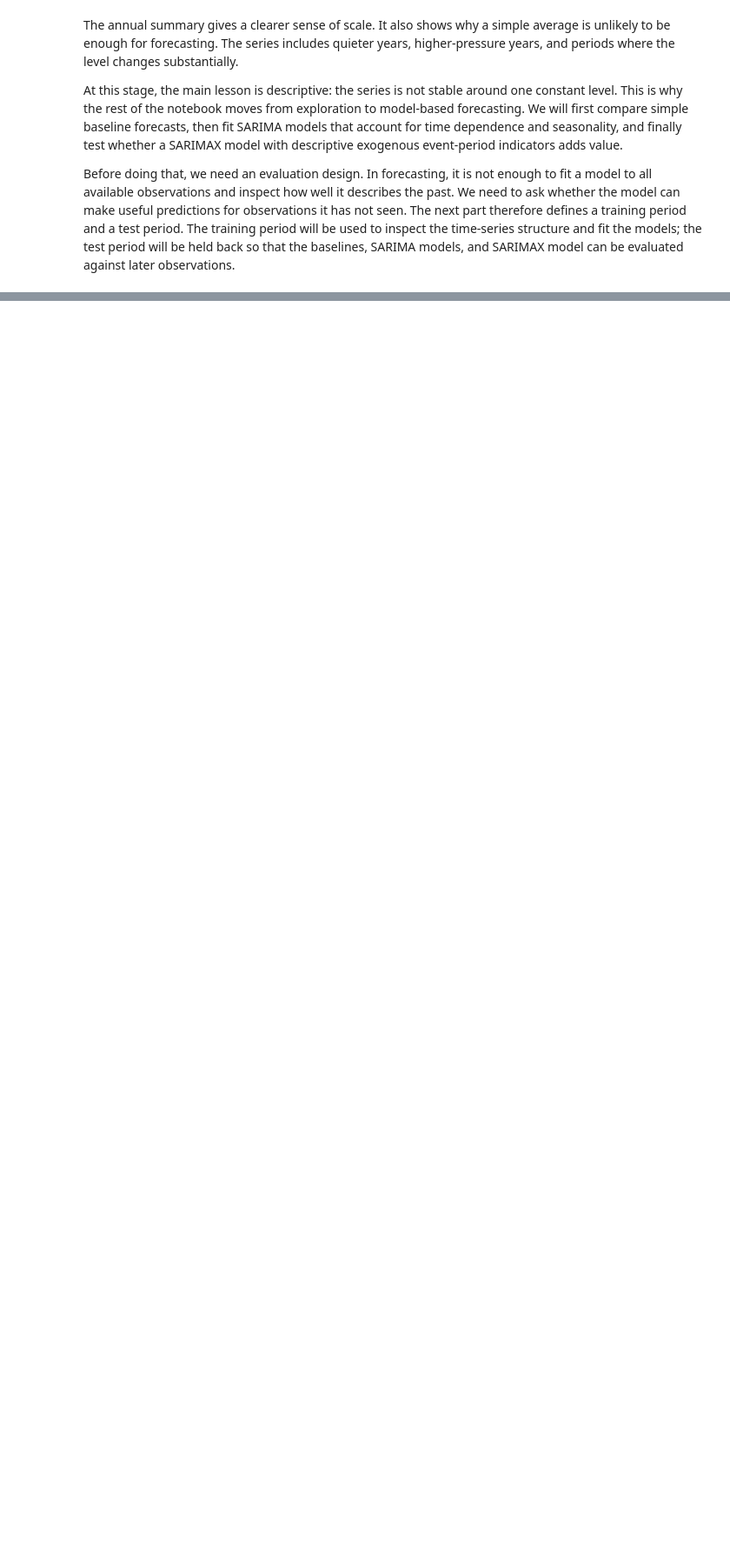
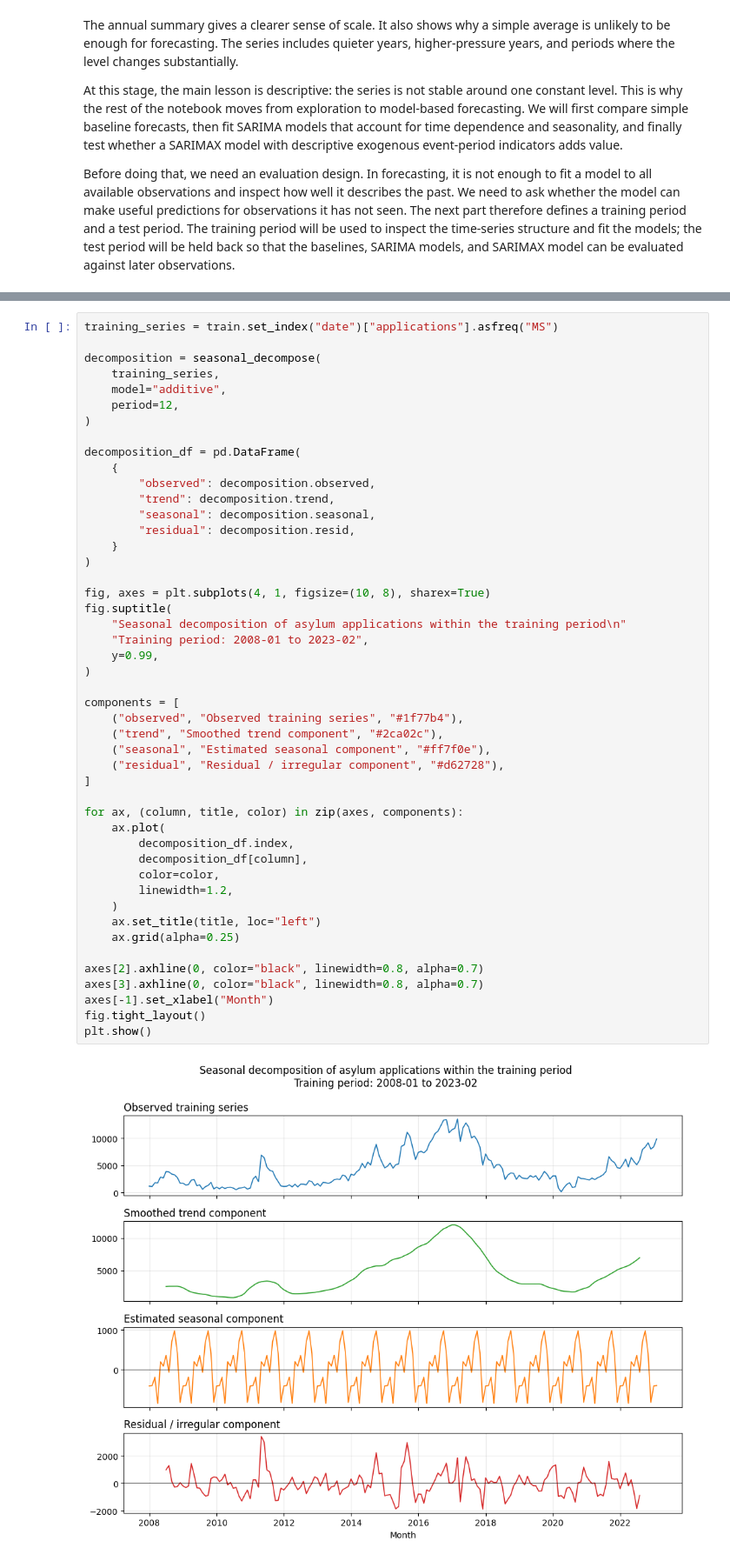
Before and after one commit to kcsongor011/humanitarian_decision_toolkit, a Jupyter notebook: notebooks/forecasting/arrival_dynamics_2_long_term_country_level_arrivals.ipynb, the cells around one changed output, grey strips where cells are left out. Shown at 87% size. Saved outputs shown, nothing was run; the diff lists cells and outputs as text; blank space fills up the shorter version.

```diff
--- a/notebooks/forecasting/arrival_dynamics_2_long_term_country_level_arrivals.ipynb
+++ b/notebooks/forecasting/arrival_dynamics_2_long_term_country_level_arrivals.ipynb
@@ -157,0 +316,49 @@ Before doing that, we need an evaluation design. In forecasting, it is not enoug
+# %%
+training_series = train.set_index("date")["applications"].asfreq("MS")
+
+decomposition = seasonal_decompose(
+    training_series,
+    model="additive",
+    period=12,
+)
+
+decomposition_df = pd.DataFrame(
+    {
+        "observed": decomposition.observed,
+        "trend": decomposition.trend,
+        "seasonal": decomposition.seasonal,
+        "residual": decomposition.resid,
+    }
+)
+
+fig, axes = plt.subplots(4, 1, figsize=(10, 8), sharex=True)
+fig.suptitle(
+    "Seasonal decomposition of asylum applications within the training period\n"
+    "Training period: 2008-01 to 2023-02",
+    y=0.99,
+)
+
+components = [
+    ("observed", "Observed training series", "#1f77b4"),
+    ("trend", "Smoothed trend component", "#2ca02c"),
+    ("seasonal", "Estimated seasonal component", "#ff7f0e"),
+    ("residual", "Residual / irregular component", "#d62728"),
+]
+
+for ax, (column, title, color) in zip(axes, components):
+    ax.plot(
+        decomposition_df.index,
+        decomposition_df[column],
+        color=color,
+        linewidth=1.2,
+    )
+    ax.set_title(title, loc="left")
+    ax.grid(alpha=0.25)
+
+axes[2].axhline(0, color="black", linewidth=0.8, alpha=0.7)
+axes[3].axhline(0, color="black", linewidth=0.8, alpha=0.7)
+axes[-1].set_xlabel("Month")
+fig.tight_layout()
+plt.show()
+# %% [output]
+[figure, added]
```
Also changed, not shown: parts of 15 cells of this notebook.
